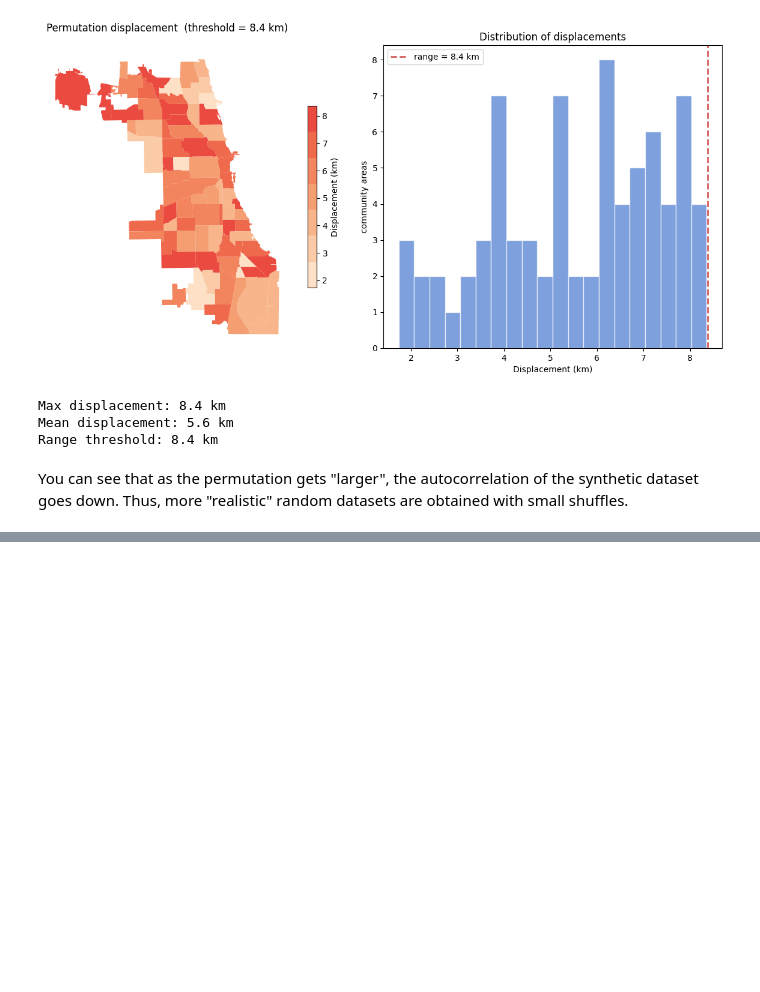
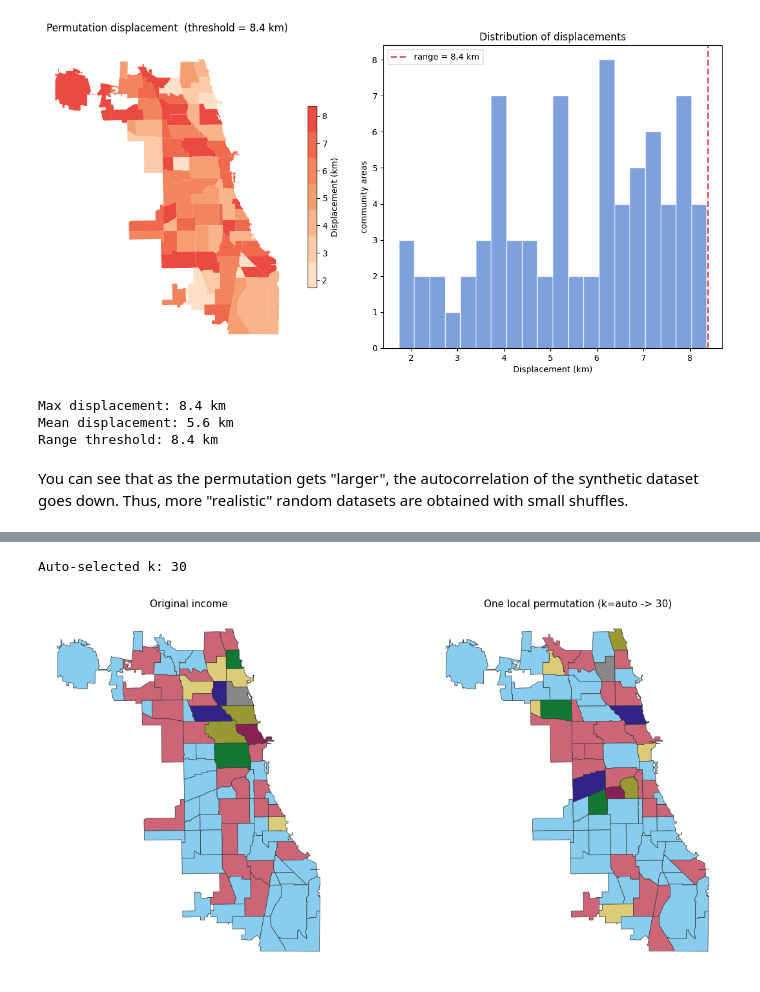
Before and after one commit to ljwolf/geovalidate, a Jupyter notebook: examples/range_finding.ipynb, the cells around one changed output, grey strips where cells are left out. Saved outputs shown, nothing was run; the diff lists cells and outputs as text; code cells hidden in the pictures; blank space fills up the shorter version.

```diff
--- a/examples/range_finding.ipynb
+++ b/examples/range_finding.ipynb
@@ -331,0 +395,26 @@ plt.show()
+# %%
+lp_auto = LocalPermutation(
+    k="auto",
+    kernel="bisquare",
+    n_permutations=1,
+    random_state=0,
+)
+lp_auto.fit(chicago, chicago.income.values)
+print(f"Auto-selected k: {lp_auto.k_}")
+
+perm = next(lp_auto.sample(chicago))
+y_perm = chicago.income.values[chicago.index.get_indexer(perm)]
+
+fig, axes = plt.subplots(1, 2, figsize=(13, 6))
+kw = dict(cmap=colormaps.safe, edgecolor="#333", linewidth=0.5, legend=False)
+chicago.assign(_v=chicago.income.values).plot(column="_v", ax=axes[0], **kw)
+axes[0].set_title("Original income", fontsize=11)
+axes[0].axis("off")
+chicago.assign(_v=y_perm).plot(column="_v", ax=axes[1], **kw)
+axes[1].set_title(f"One local permutation (k=auto -> {lp_auto.k_})", fontsize=11)
+axes[1].axis("off")
+plt.tight_layout()
+plt.show()
+# %% [output]
+Auto-selected k: 30
+[figure, added]
```
Also changed, not shown: parts of 7 cells of this notebook, 4 other files.
